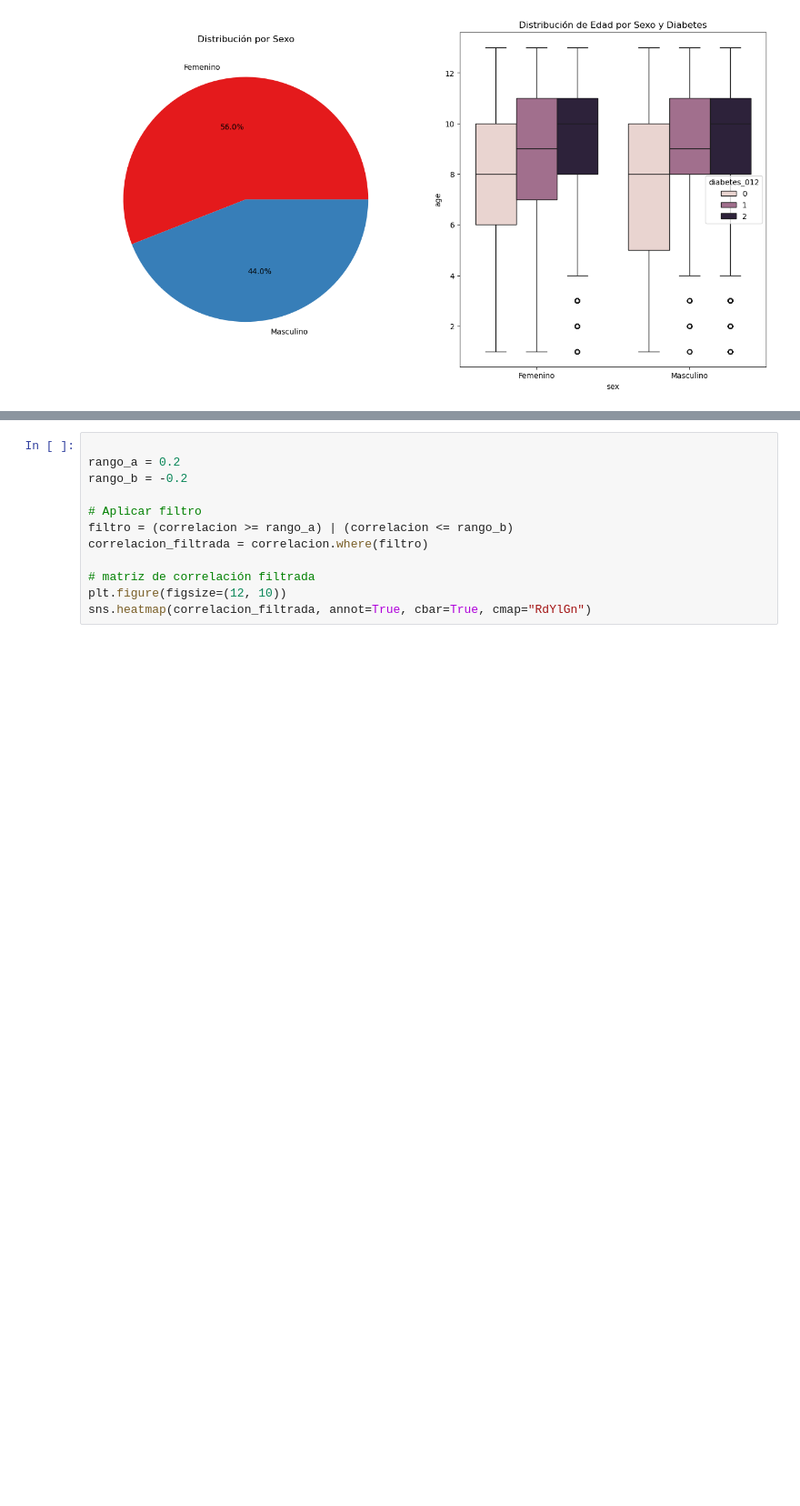
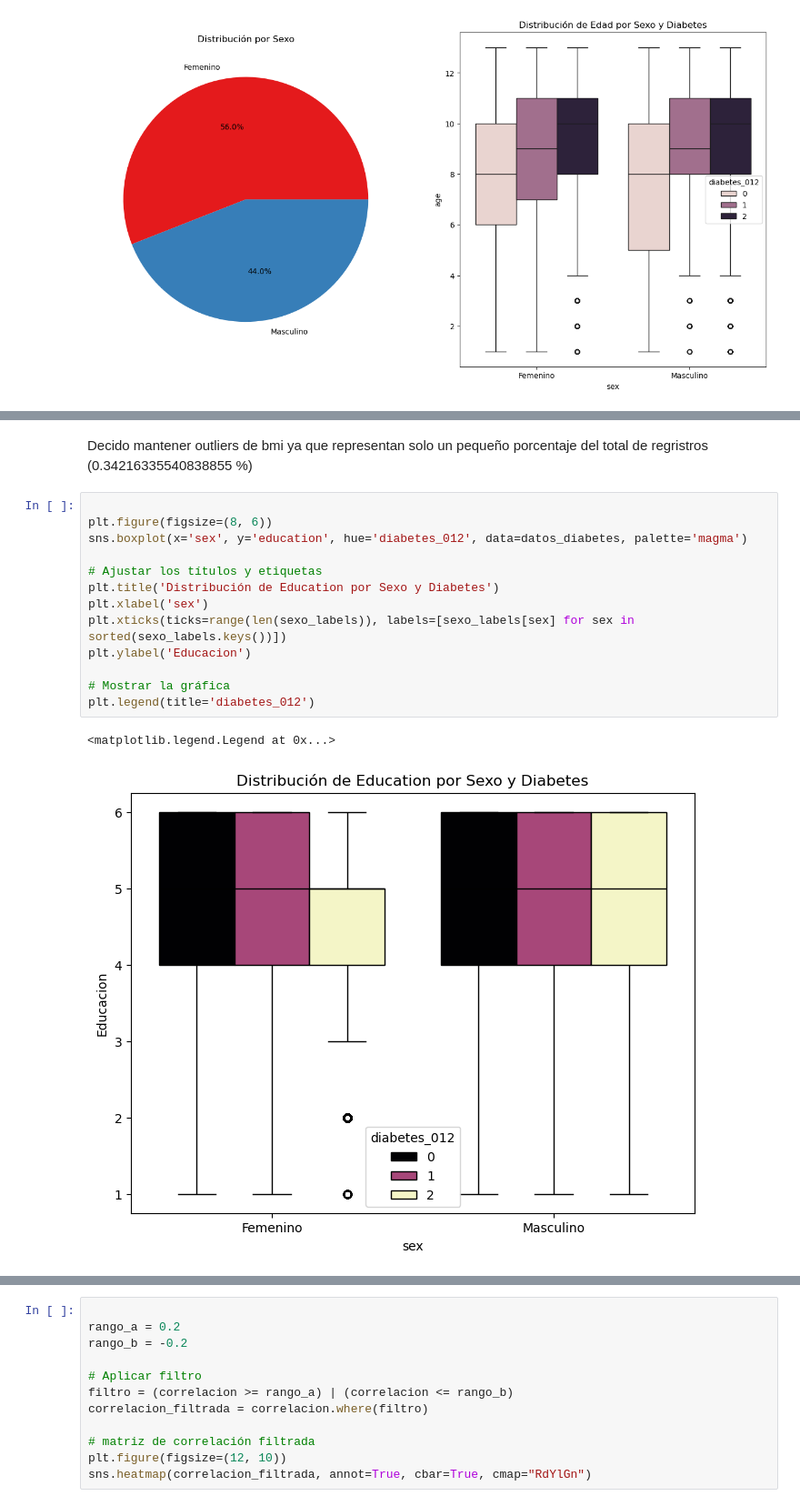
Before and after one commit to juanlt9905/machineLearning2025, a Jupyter notebook: exploracion_de_datos.ipynb, the cells around one changed output, grey strips where cells are left out. Shown at 91% size. Cells and saved outputs as stored; diff of their text form; blank space fills up the shorter version.

```diff
--- a/exploracion_de_datos.ipynb
+++ b/exploracion_de_datos.ipynb
@@ -262,0 +265,18 @@ plt.show()
+# %% [markdown]
+Decido mantener outliers de bmi ya que representan solo un pequeño porcentaje del total de regristros (0.34216335540838855 %)
+# %%
+
+plt.figure(figsize=(8, 6))
+sns.boxplot(x='sex', y='education', hue='diabetes_012', data=datos_diabetes, palette='magma')
+
+# Ajustar los títulos y etiquetas
+plt.title('Distribución de Education por Sexo y Diabetes')
+plt.xlabel('sex')
+plt.xticks(ticks=range(len(sexo_labels)), labels=[sexo_labels[sex] for sex in sorted(sexo_labels.keys())])
+plt.ylabel('Educacion')
+
+# Mostrar la gráfica
+plt.legend(title='diabetes_012')
+# %% [output]
+<matplotlib.legend.Legend at 0x...>
+[figure, added]
```
Also changed, not shown: parts of 10 cells of this notebook.
